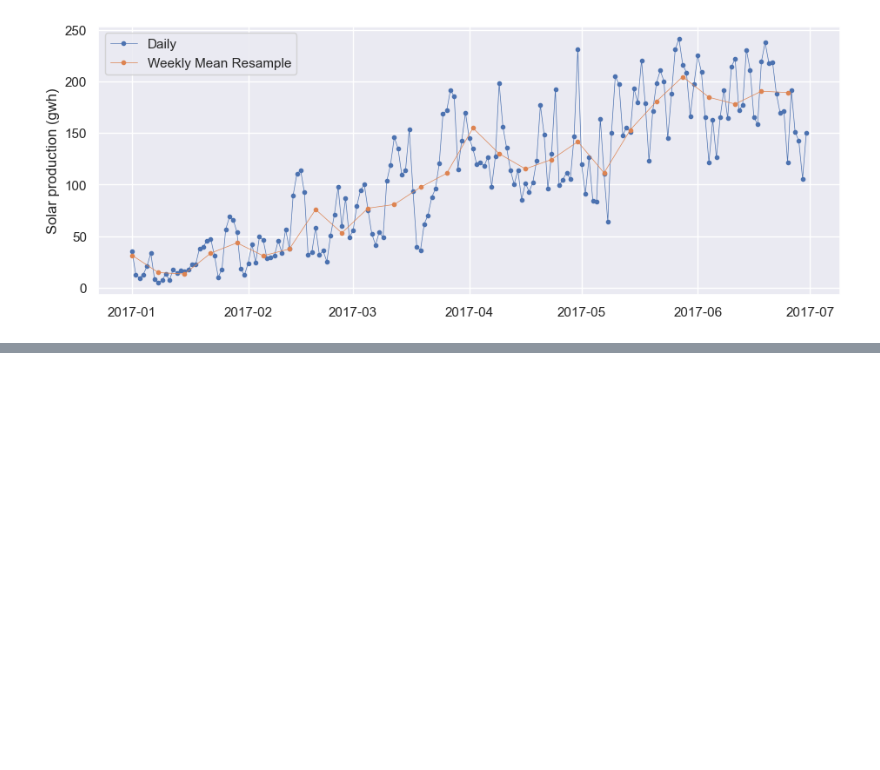
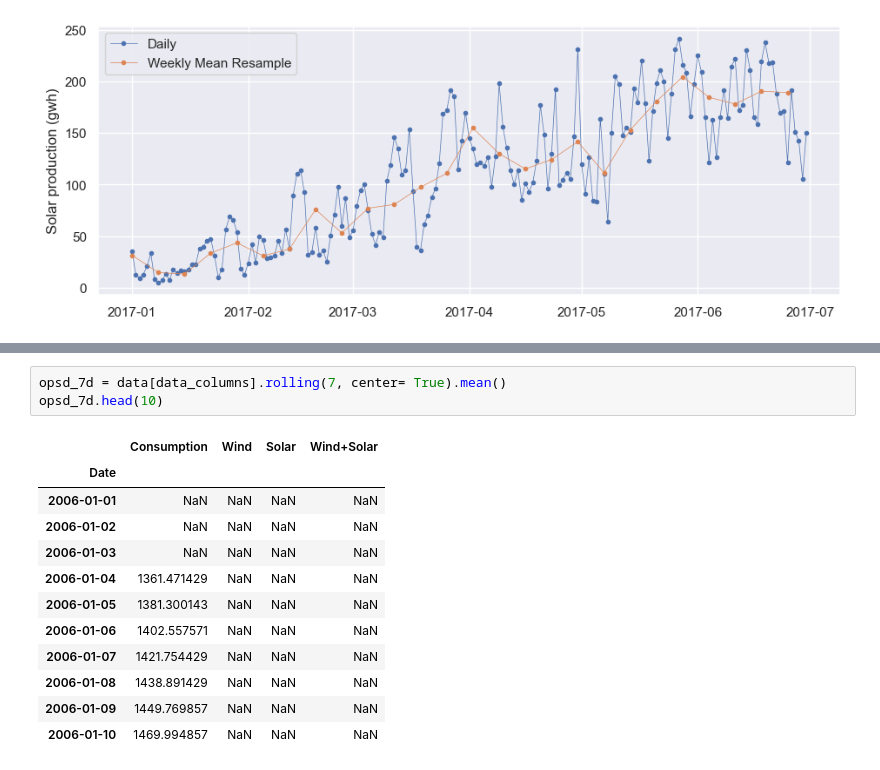
Before and after one commit to sandrodang/push-code, a Jupyter notebook: da_timeseries.ipynb, the cells around one changed output, grey strips where cells are left out. Cells and saved outputs as stored; diff of their text form; blank space fills up the shorter version.

```diff
--- a/da_timeseries.ipynb
+++ b/da_timeseries.ipynb
@@ -180,0 +222,16 @@ plt.show()
+# %%
+opsd_7d = data[data_columns].rolling(7, center= True).mean()
+opsd_7d.head(10)
+# %% [output]
+|  | Consumption | Wind | Solar | Wind+Solar |
+| Date |  |  |  |  |
+| 2006-01-01 | NaN | NaN | NaN | NaN |
+| 2006-01-02 | NaN | NaN | NaN | NaN |
+| 2006-01-03 | NaN | NaN | NaN | NaN |
+| 2006-01-04 | 1361.471429 | NaN | NaN | NaN |
+| 2006-01-05 | 1381.300143 | NaN | NaN | NaN |
+| 2006-01-06 | 1402.557571 | NaN | NaN | NaN |
+| 2006-01-07 | 1421.754429 | NaN | NaN | NaN |
+| 2006-01-08 | 1438.891429 | NaN | NaN | NaN |
+| 2006-01-09 | 1449.769857 | NaN | NaN | NaN |
+| 2006-01-10 | 1469.994857 | NaN | NaN | NaN |
```
Also changed, not shown: parts of 7 cells of this notebook.
